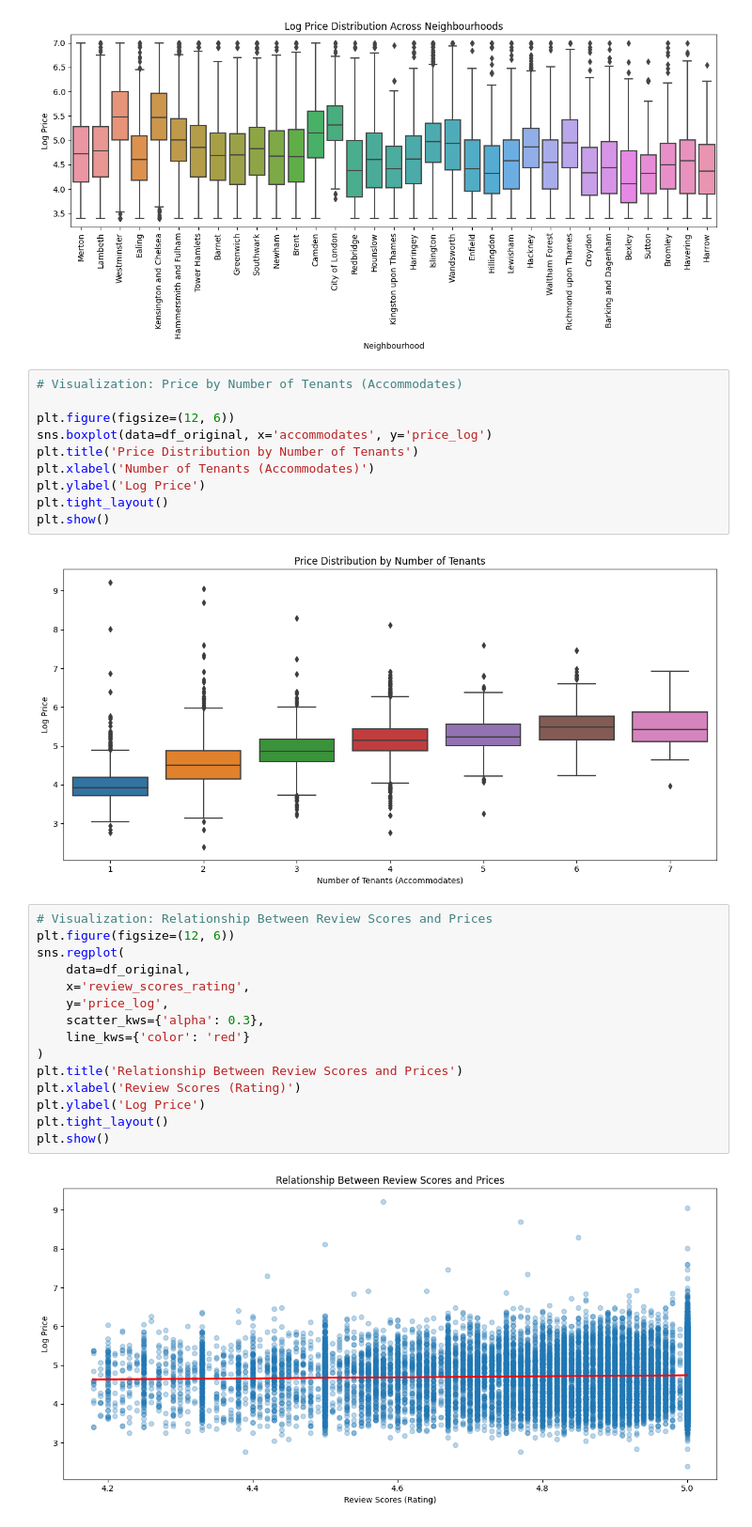
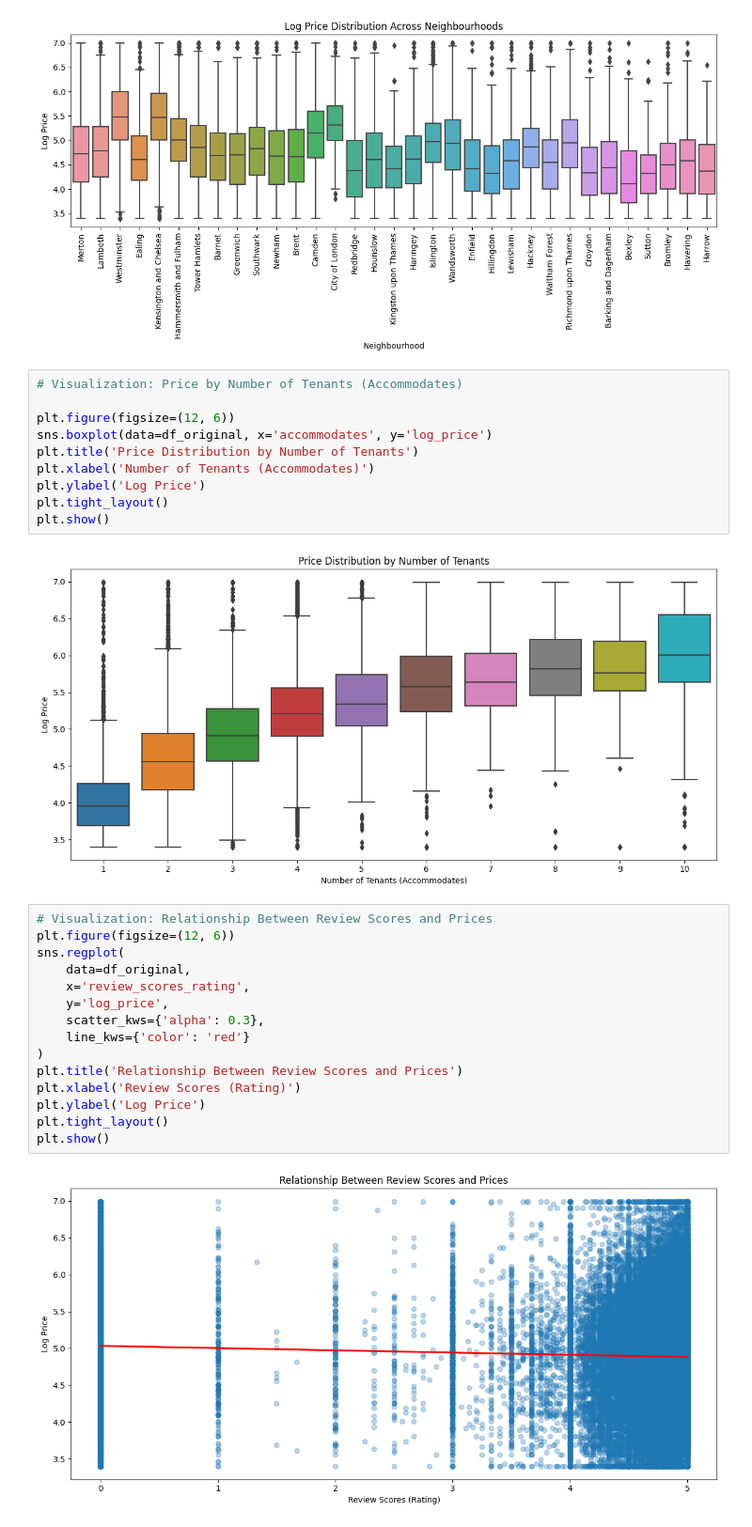
Before and after one commit to FP2003/AirBnB-Price-Prediction-System, a Jupyter notebook: fp100_jh851_solution.ipynb, the cells around one changed output. Shown: that part at 94% size. Saved outputs shown, nothing was run; the diff lists cells and outputs as text.

```diff
--- a/fp100_jh851_solution.ipynb
+++ b/fp100_jh851_solution.ipynb
@@ -326,28 +363,28 @@ plt.show()
 # Visualization: Price by Number of Tenants (Accommodates)
 
 plt.figure(figsize=(12, 6))
-sns.boxplot(data=df_original, x='accommodates', y='price_log')
+sns.boxplot(data=df_original, x='accommodates', y='log_price')
 plt.title('Price Distribution by Number of Tenants')
 plt.xlabel('Number of Tenants (Accommodates)')
 plt.ylabel('Log Price')
 plt.tight_layout()
 plt.show()
 # %% [output]
-[figure, old version]
+[figure, new version]
 # %%
 # Visualization: Relationship Between Review Scores and Prices
 plt.figure(figsize=(12, 6))
 sns.regplot(
     data=df_original,
     x='review_scores_rating',
-    y='price_log',
+    y='log_price',
     scatter_kws={'alpha': 0.3},
     line_kws={'color': 'red'}
 )
 plt.title('Relationship Between Review Scores and Prices')
 plt.xlabel('Review Scores (Rating)')
 plt.ylabel('Log Price')
 plt.tight_layout()
 plt.show()
 # %% [output]
-[figure, old version]
+[figure, new version]
```
Also changed, not shown: parts of 12 cells of this notebook, 2 other files.
